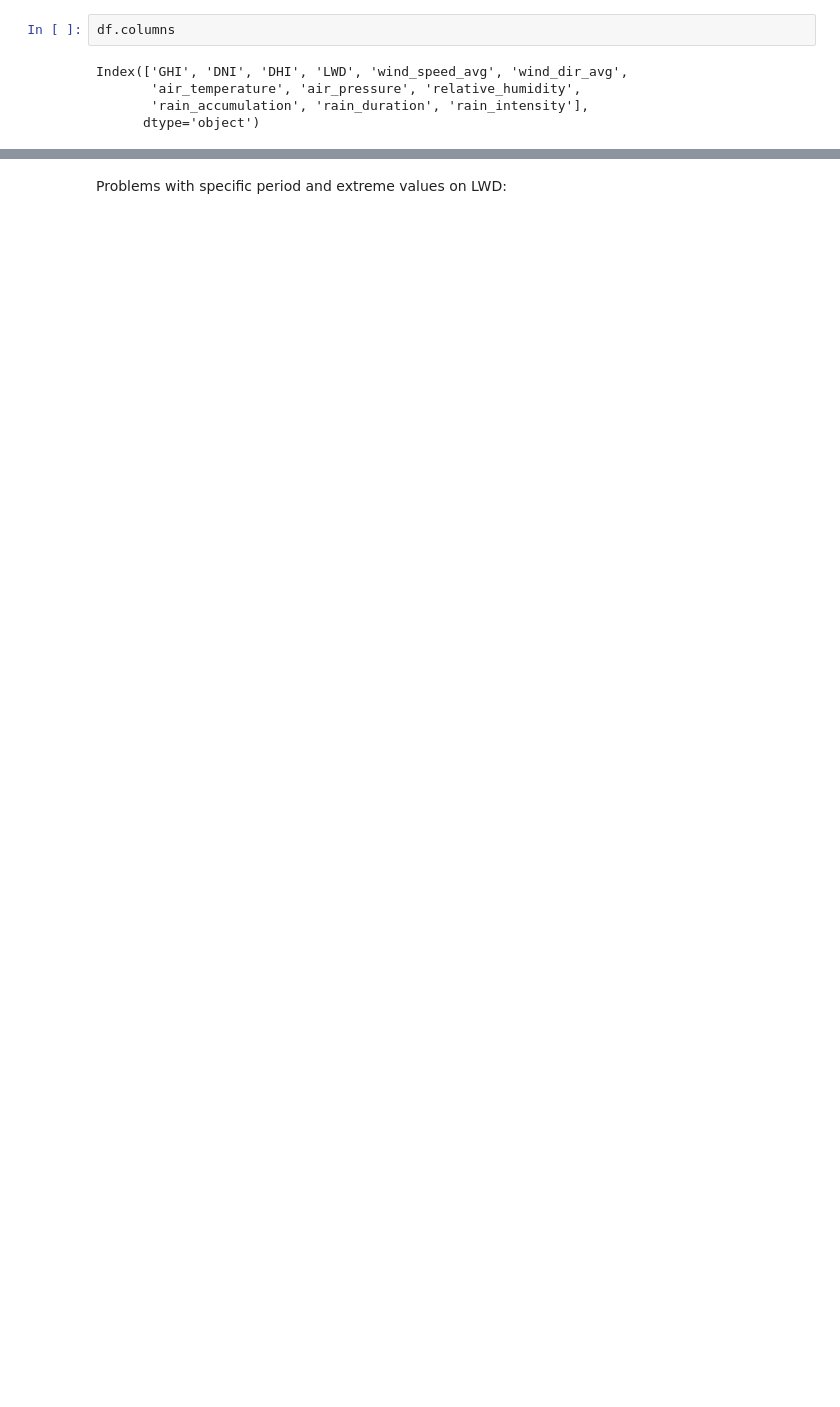
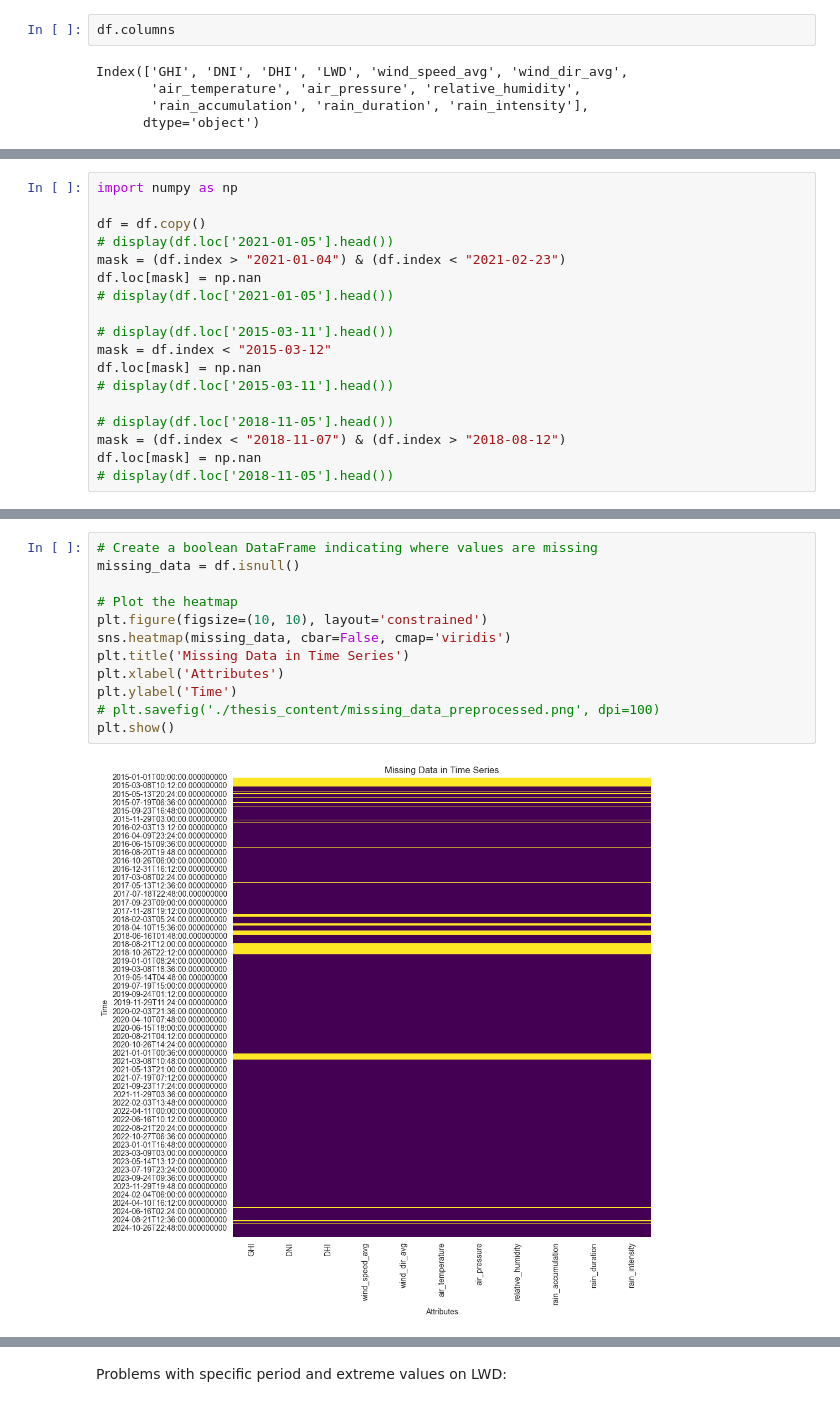
Before and after one commit to LucasDJensen/Solar-Irradiance-Nowcasting, a Jupyter notebook: dtu_solar_station_raw.ipynb, the cells around one changed output, grey strips where cells are left out. Drawn from its saved outputs; the diff is of its cells as text; blank space fills up the shorter version.

```diff
--- a/dtu_solar_station_raw.ipynb
+++ b/dtu_solar_station_raw.ipynb
@@ -83,0 +115,18 @@ plt.show()
+# %%
+import numpy as np
+
+df = df.copy()
+# display(df.loc['2021-01-05'].head())
+mask = (df.index > "2021-01-04") & (df.index < "2021-02-23")
+df.loc[mask] = np.nan
+# display(df.loc['2021-01-05'].head())
+
+# display(df.loc['2015-03-11'].head())
+mask = df.index < "2015-03-12"
+df.loc[mask] = np.nan
+# display(df.loc['2015-03-11'].head())
+
+# display(df.loc['2018-11-05'].head())
+mask = (df.index < "2018-11-07") & (df.index > "2018-08-12")
+df.loc[mask] = np.nan
+# display(df.loc['2018-11-05'].head())
@@ -83,0 +300,14 @@ plt.show()
+# %%
+# Create a boolean DataFrame indicating where values are missing
+missing_data = df.isnull()
+
+# Plot the heatmap
+plt.figure(figsize=(10, 10), layout='constrained')
+sns.heatmap(missing_data, cbar=False, cmap='viridis')
+plt.title('Missing Data in Time Series')
+plt.xlabel('Attributes')
+plt.ylabel('Time')
+# plt.savefig('./thesis_content/missing_data_preprocessed.png', dpi=100)
+plt.show()
+# %% [output]
+[figure, added]
```
Also changed, not shown: parts of 10 cells of this notebook.
